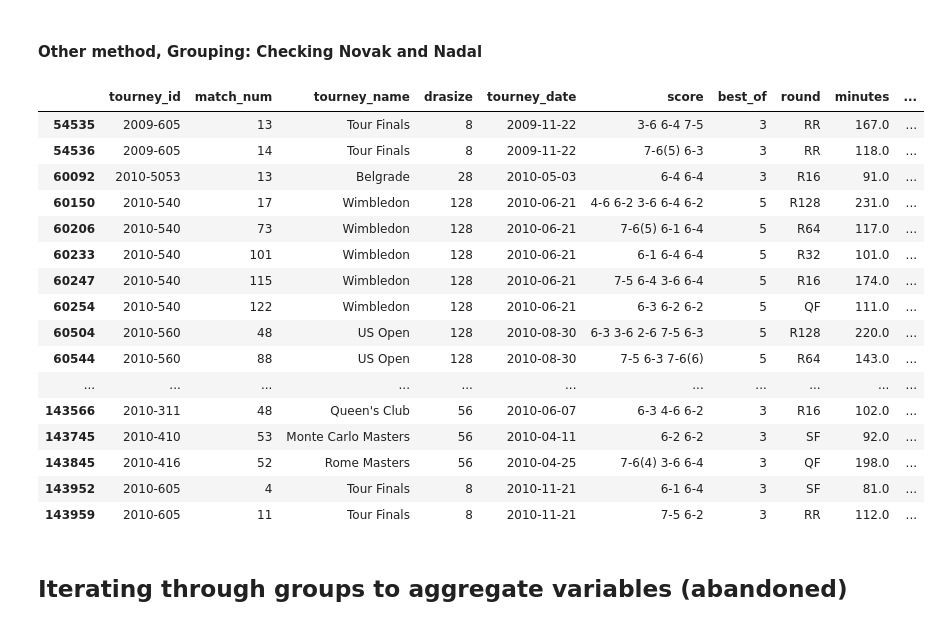
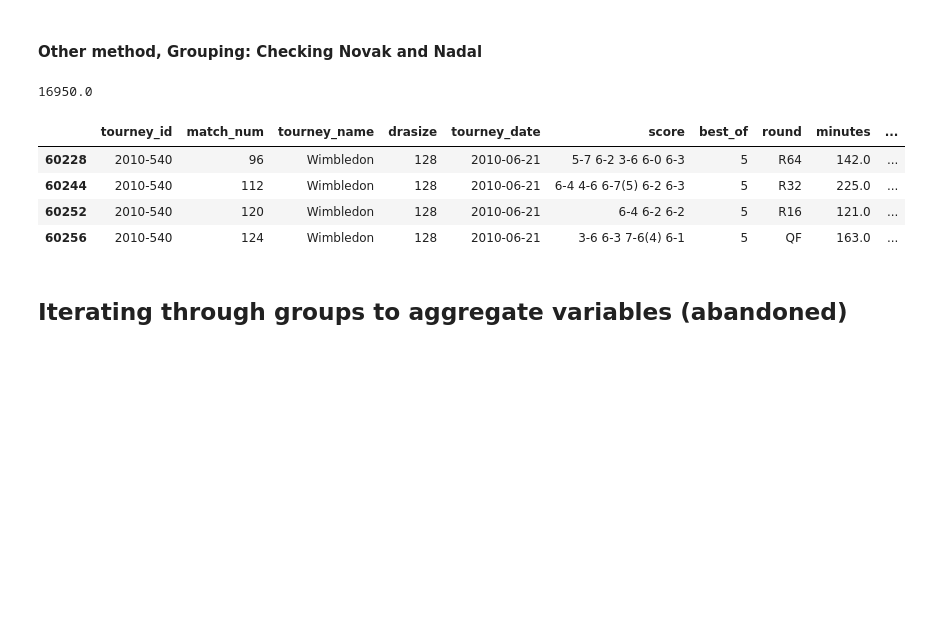
Before and after one commit to kuru0004/mens_tennis_outcomes, a Jupyter notebook: EC2_compute Logistic regression, Epicycle 1, v2.ipynb, the cells around one changed output. Cells and saved outputs as stored; diff of their text form; code cells hidden in the pictures; blank space fills up the shorter version.

```diff
--- a/EC2_compute Logistic regression, Epicycle 1, v2.ipynb
+++ b/EC2_compute Logistic regression, Epicycle 1, v2.ipynb
@@ -342,29 +343,22 @@ df_win_loss.loc[df_win_loss['name']=='Roger Federer', 'id'].unique()  #just one
 array([103819])
 # %% [markdown]
 #### Other method, Grouping: Checking Novak and Nadal
+# %%
+np.max(df_one_year['rank_points']) #range 0 to 12390
+np.max(df_win_loss['rank_points']) #
+# %% [output]
+16950.0
 # %%
 player1='Rafael Nadal'
 player2='Novak Djokovic'
-df_one_year.groupby('name').get_group(player1)
-df_one_year.groupby('name').get_group(player2)
+df_one_year.groupby('name').get_group(player1)[6:10]
+#df_adf=(df_one_year.groupby('name').get_group(player2))
 # %% [output]
 |  | tourney_id | match_num | tourney_name | drasize | tourney_date | score | best_of | round | minutes | ... |
-| 54535 | 2009-605 | 13 | Tour Finals | 8 | 2009-11-22 | 3-6 6-4 7-5 | 3 | RR | 167.0 | ... |
-| 54536 | 2009-605 | 14 | Tour Finals | 8 | 2009-11-22 | 7-6(5) 6-3 | 3 | RR | 118.0 | ... |
-| 60092 | 2010-5053 | 13 | Belgrade | 28 | 2010-05-03 | 6-4 6-4 | 3 | R16 | 91.0 | ... |
-| 60150 | 2010-540 | 17 | Wimbledon | 128 | 2010-06-21 | 4-6 6-2 3-6 6-4 6-2 | 5 | R128 | 231.0 | ... |
-| 60206 | 2010-540 | 73 | Wimbledon | 128 | 2010-06-21 | 7-6(5) 6-1 6-4 | 5 | R64 | 117.0 | ... |
-| 60233 | 2010-540 | 101 | Wimbledon | 128 | 2010-06-21 | 6-1 6-4 6-4 | 5 | R32 | 101.0 | ... |
-| 60247 | 2010-540 | 115 | Wimbledon | 128 | 2010-06-21 | 7-5 6-4 3-6 6-4 | 5 | R16 | 174.0 | ... |
-| 60254 | 2010-540 | 122 | Wimbledon | 128 | 2010-06-21 | 6-3 6-2 6-2 | 5 | QF | 111.0 | ... |
-| 60504 | 2010-560 | 48 | US Open | 128 | 2010-08-30 | 6-3 3-6 2-6 7-5 6-3 | 5 | R128 | 220.0 | ... |
-| 60544 | 2010-560 | 88 | US Open | 128 | 2010-08-30 | 7-5 6-3 7-6(6) | 5 | R64 | 143.0 | ... |
-| ... | ... | ... | ... | ... | ... | ... | ... | ... | ... | ... |
-| 143566 | 2010-311 | 48 | Queen's Club | 56 | 2010-06-07 | 6-3 4-6 6-2 | 3 | R16 | 102.0 | ... |
-| 143745 | 2010-410 | 53 | Monte Carlo Masters | 56 | 2010-04-11 | 6-2 6-2 | 3 | SF | 92.0 | ... |
-| 143845 | 2010-416 | 52 | Rome Masters | 56 | 2010-04-25 | 7-6(4) 3-6 6-4 | 3 | QF | 198.0 | ... |
-| 143952 | 2010-605 | 4 | Tour Finals | 8 | 2010-11-21 | 6-1 6-4 | 3 | SF | 81.0 | ... |
-| 143959 | 2010-605 | 11 | Tour Finals | 8 | 2010-11-21 | 7-5 6-2 | 3 | RR | 112.0 | ... |
+| 60228 | 2010-540 | 96 | Wimbledon | 128 | 2010-06-21 | 5-7 6-2 3-6 6-0 6-3 | 5 | R64 | 142.0 | ... |
+| 60244 | 2010-540 | 112 | Wimbledon | 128 | 2010-06-21 | 6-4 4-6 6-7(5) 6-2 6-3 | 5 | R32 | 225.0 | ... |
+| 60252 | 2010-540 | 120 | Wimbledon | 128 | 2010-06-21 | 6-4 6-2 6-2 | 5 | R16 | 121.0 | ... |
+| 60256 | 2010-540 | 124 | Wimbledon | 128 | 2010-06-21 | 3-6 6-3 7-6(4) 6-1 | 5 | QF | 163.0 | ... |
 # %% [markdown]
 ## Iterating through groups to aggregate variables (abandoned)
 # %% [markdown]
```
Also changed, not shown: parts of 18 cells of this notebook, 1 other file.
